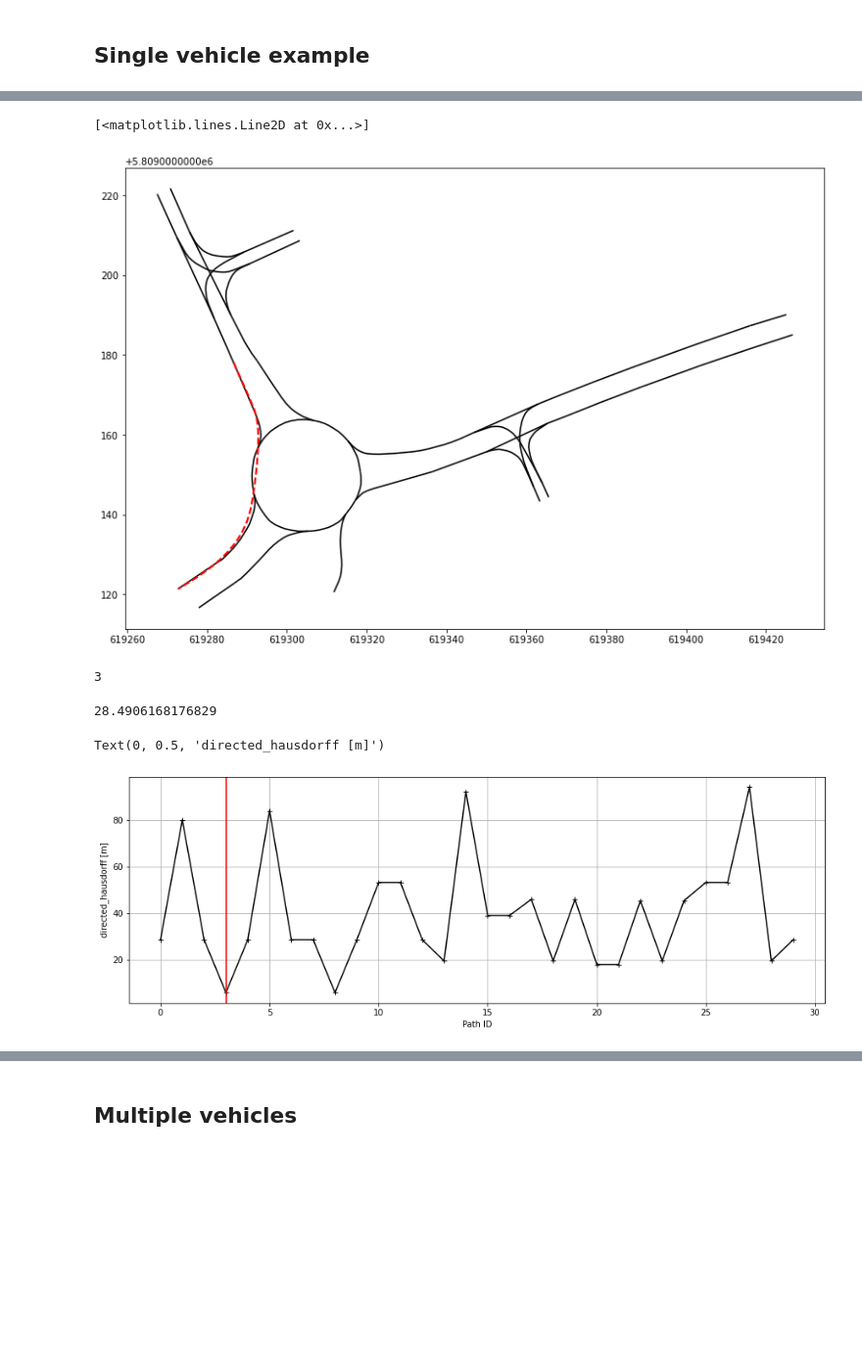
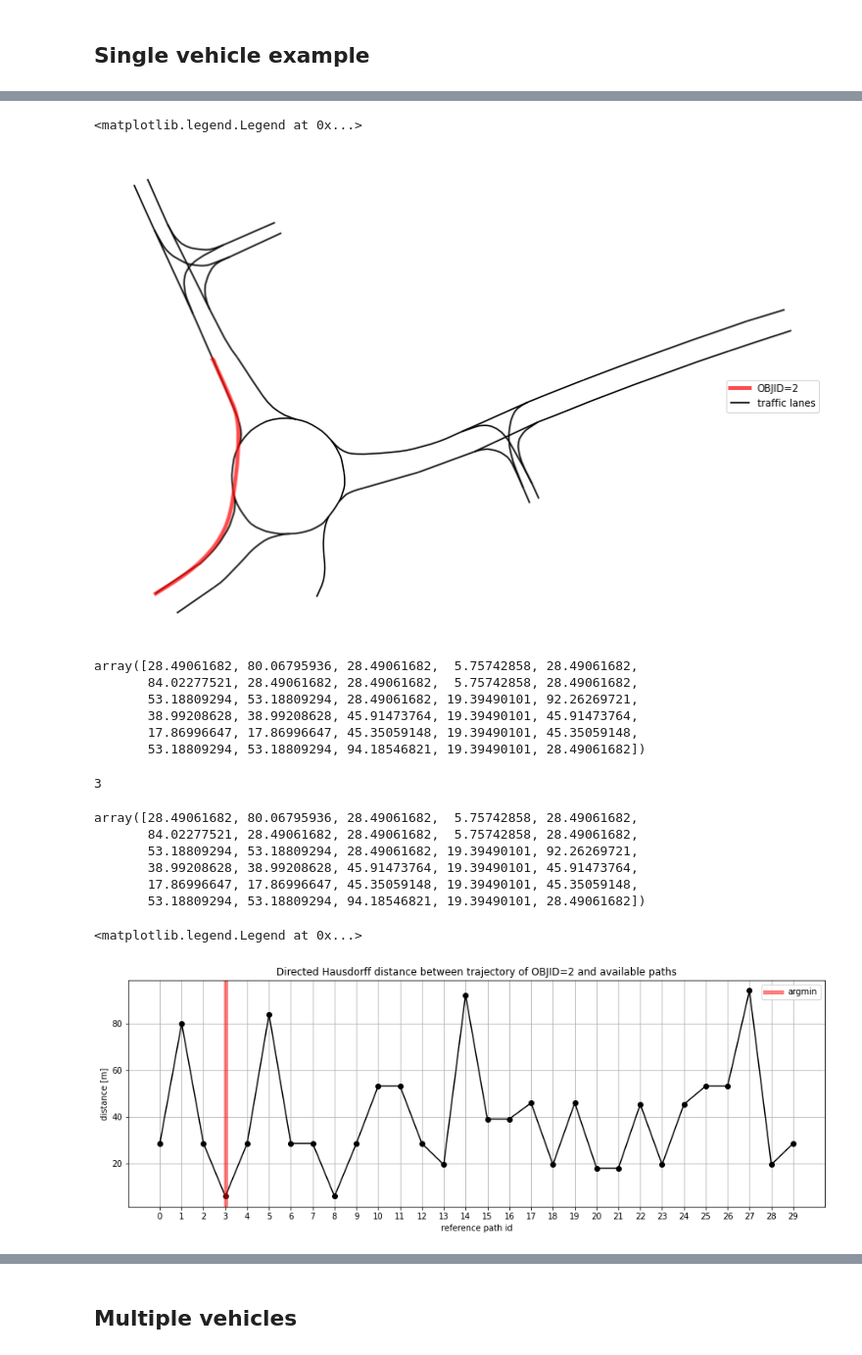
Before and after one commit to kopytjuk/opendd-analysis, a Jupyter notebook: notebooks/Distance Analysis.ipynb, the cells around one changed output, grey strips where cells are left out. Shown at 98% size. Cells and saved outputs as stored; diff of their text form; code cells hidden in the pictures; blank space fills up the shorter version.

Commit message:
Prettify images.

```diff
--- a/notebooks/Distance Analysis.ipynb
+++ b/notebooks/Distance Analysis.ipynb
@@ -398,10 +397,12 @@ vehicle_path_linestring = vehicle_path.geometry
 # %%
 fig, ax = plt.subplots(figsize=(16, 9))
 trafficlanes.plot(ax=ax, color="k", label="traffic lanes")
-ax.plot(*vehicle_path_linestring.xy, lw=2, c="red", ls="--")
+ax.plot(*vehicle_path_linestring.xy, lw=4, c="red", alpha=0.7, label=f"OBJID={vehicle_path.name}")
+ax.set_axis_off()
+ax.legend(loc=5)
 # %% [output]
-[<matplotlib.lines.Line2D at 0x...>]
+<matplotlib.legend.Legend at 0x...>
-[figure, old version]
+[figure, new version]
 # %%
 from scipy.spatial.distance import directed_hausdorff
 from shapely.geometry import LineString
@@ -424,28 +427,45 @@ N = 100
 
 for i, dp in enumerate(paths):
 
-    d = compute_path_distance(vehicle_path_linestring, dp.path)
+    d = compute_path_distance(vehicle_path_linestring, dp.path, N)
     distances.append(d)
 
 distances = np.array(distances)
+# %%
+distances
+# %% [output]
+array([28.49061682, 80.06795936, 28.49061682,  5.75742858, 28.49061682,
+       84.02277521, 28.49061682, 28.49061682,  5.75742858, 28.49061682,
+       53.18809294, 53.18809294, 28.49061682, 19.39490101, 92.26269721,
+       38.99208628, 38.99208628, 45.91473764, 19.39490101, 45.91473764,
+       17.86996647, 17.86996647, 45.35059148, 19.39490101, 45.35059148,
+       53.18809294, 53.18809294, 94.18546821, 19.39490101, 28.49061682])
 # %%
 print(distances.argmin())
 # %% [output]
 3
 # %%
-d
+distances
 # %% [output]
-28.4906168176829
+array([28.49061682, 80.06795936, 28.49061682,  5.75742858, 28.49061682,
+       84.02277521, 28.49061682, 28.49061682,  5.75742858, 28.49061682,
+       53.18809294, 53.18809294, 28.49061682, 19.39490101, 92.26269721,
+       38.99208628, 38.99208628, 45.91473764, 19.39490101, 45.91473764,
+       17.86996647, 17.86996647, 45.35059148, 19.39490101, 45.35059148,
+       53.18809294, 53.18809294, 94.18546821, 19.39490101, 28.49061682])
 # %%
 plt.figure(figsize=(15, 5))
-plt.plot(distances, "k+-")
-plt.axvline(distances.argmin(), color="r")
+plt.plot(distances, "ko-")
+plt.axvline(distances.argmin(), color="r", label="argmin", lw=5, alpha=0.5)
 plt.grid()
-plt.xlabel("Path ID")
-plt.ylabel("directed_hausdorff [m]")
+plt.xlabel("reference path id")
+plt.ylabel("distance [m]")
+plt.xticks(np.arange(len(paths)), np.arange(len(paths)));
+plt.title(f"Directed Hausdorff distance between trajectory of OBJID={vehicle_path.name} and available paths")
+plt.legend()
 # %% [output]
-Text(0, 0.5, 'directed_hausdorff [m]')
+<matplotlib.legend.Legend at 0x...>
-[figure, old version]
+[figure, new version]
 # %%
 fig, ax = plt.subplots(figsize=(16, 9))
 trafficlanes.plot(ax=ax, color="k", label="road network")
```
Also changed, not shown: parts of 3 cells of this notebook.
